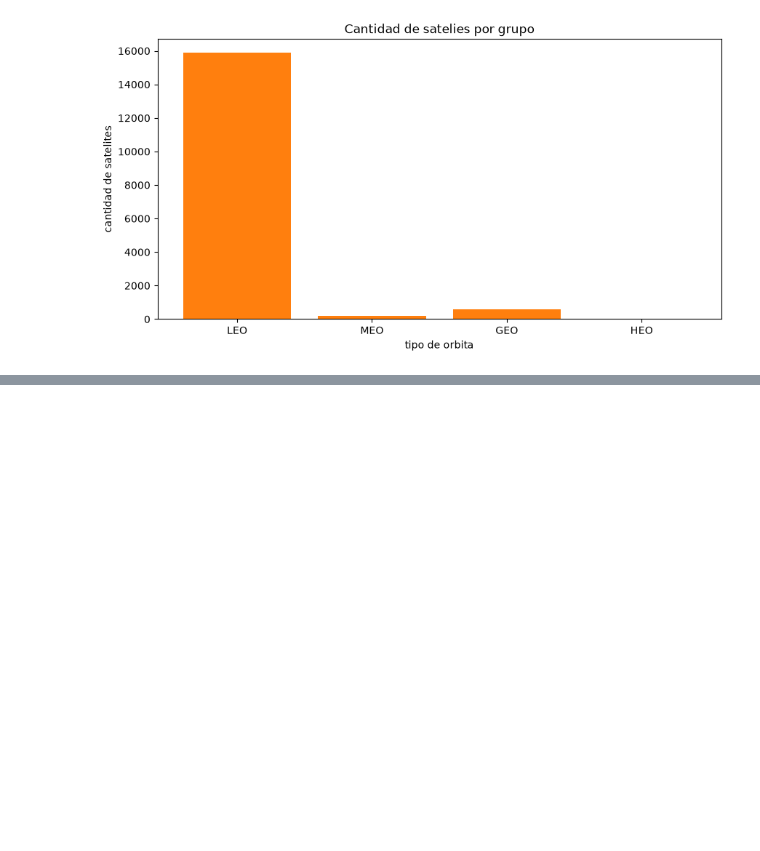
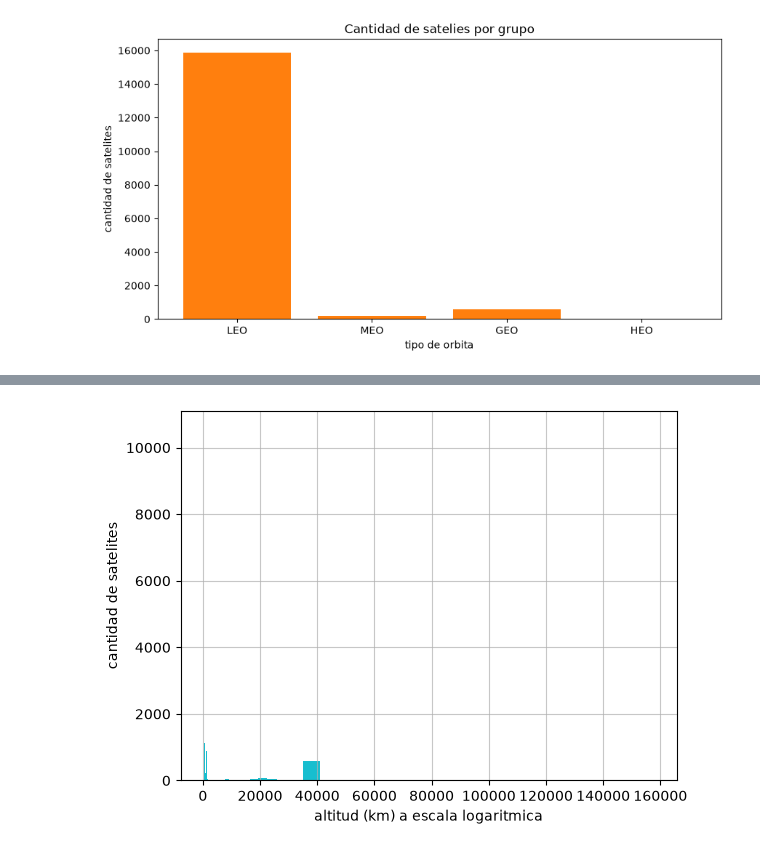
Before and after one commit to melaninicolmoyasuarez-hash/proyesat, a Jupyter notebook: informe.ipynb, the cells around one changed output, grey strips where cells are left out. Drawn from its saved outputs; the diff is of its cells as text; code cells hidden in the pictures; blank space fills up the shorter version.

```diff
--- a/informe.ipynb
+++ b/informe.ipynb
@@ -174,0 +268,12 @@ plt.show()
+# %%
+min_alti= max(min(altitudes_t), 1)
+max_alti= max(altitudes_t)
+
+bins_log= np.logspace(np.log10(min_alti), np.log10(max_alti), 50)
+plt.hist(altitudes_t, bins=bins_log, color="C9")
+plt.xlabel("altitud (km) a escala logaritmica")
+plt.ylabel("cantidad de satelites")
+plt.grid(alpha= 0.7)
+plt.show()
+# %% [output]
+[figure, added]
```
Also changed, not shown: parts of 11 cells of this notebook.
